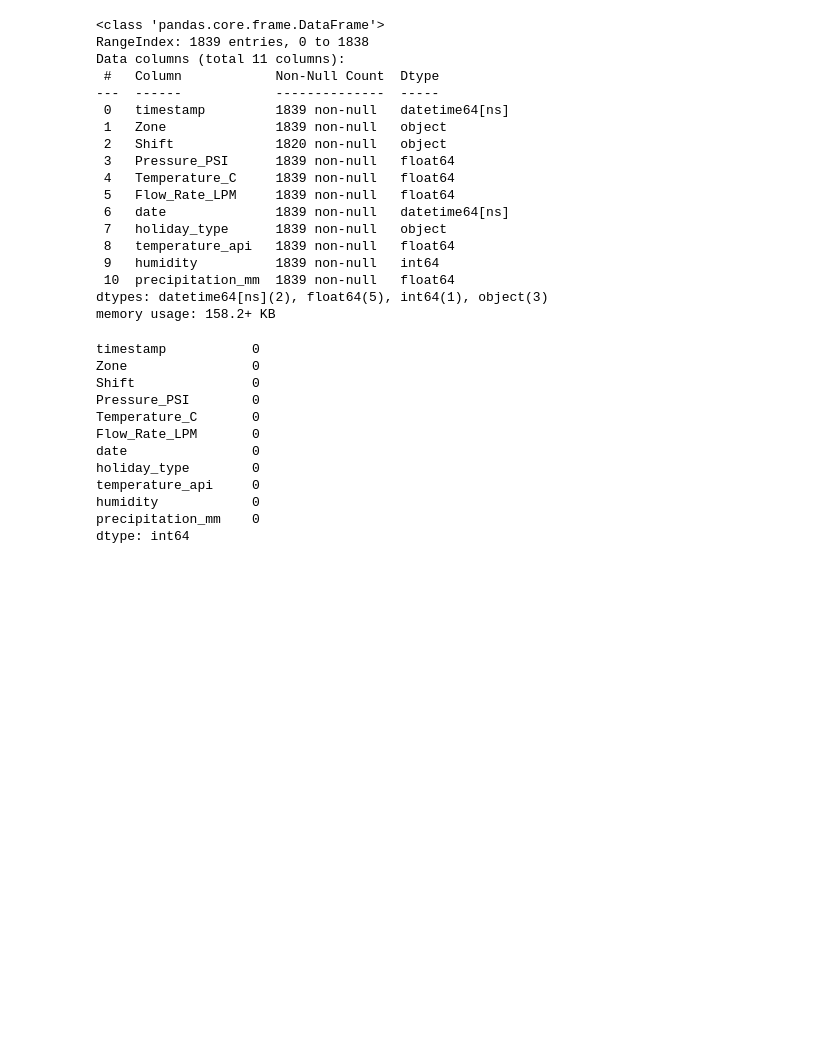
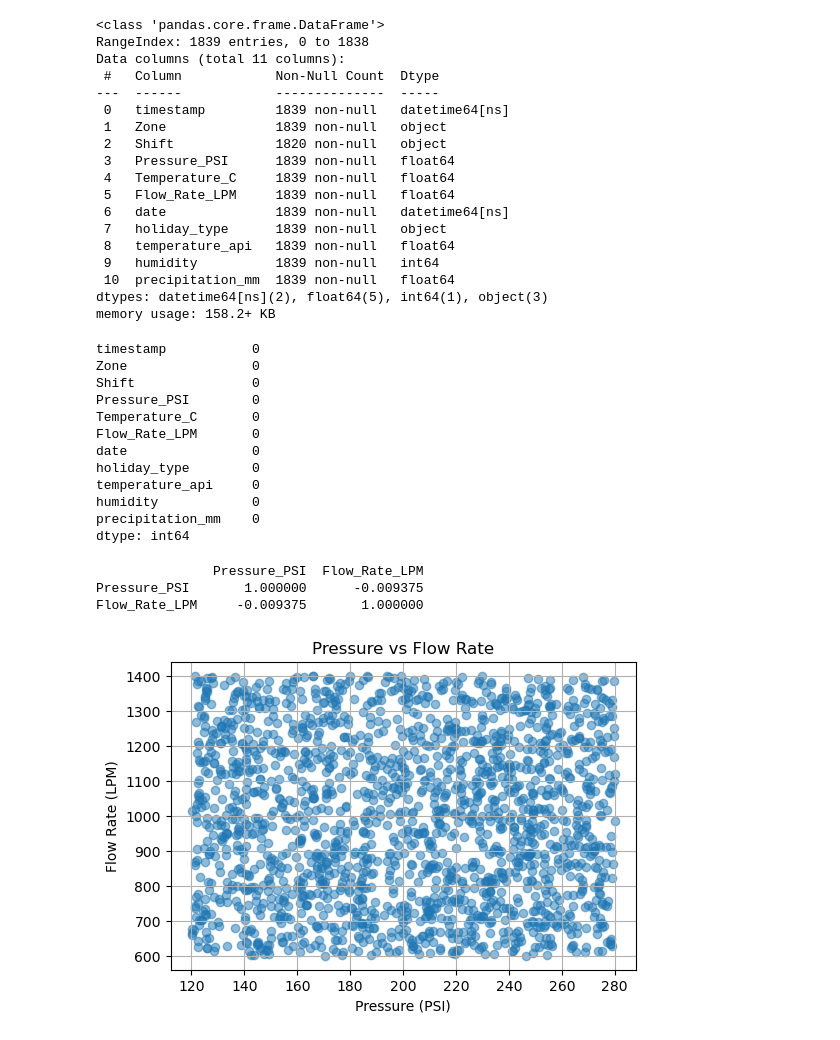
Before and after one commit to WanjikuSharon/week3_multi_source_pipeline, a Jupyter notebook: week3_multi_source_pipeline.ipynb, the cells around one changed output. Saved outputs shown, nothing was run; the diff lists cells and outputs as text; code cells hidden in the pictures; blank space fills up the shorter version.

```diff
--- a/week3_multi_source_pipeline.ipynb
+++ b/week3_multi_source_pipeline.ipynb
@@ -197,3 +197,24 @@ temperature_api     0
 humidity            0
 precipitation_mm    0
 dtype: int64
+# %%
+# Correlation analysis
+correlation = master_df[["Pressure_PSI", "Flow_Rate_LPM"]].corr()
+
+print(correlation)
+# %% [output]
+               Pressure_PSI  Flow_Rate_LPM
+Pressure_PSI       1.000000      -0.009375
+Flow_Rate_LPM     -0.009375       1.000000
+# %%
+import matplotlib.pyplot as plt
+
+plt.figure(figsize=(6,4))
+plt.scatter(master_df["Pressure_PSI"], master_df["Flow_Rate_LPM"], alpha=0.5)
+plt.xlabel("Pressure (PSI)")
+plt.ylabel("Flow Rate (LPM)")
+plt.title("Pressure vs Flow Rate")
+plt.grid(True)
+plt.show()
+# %% [output]
+[figure, added]
```
